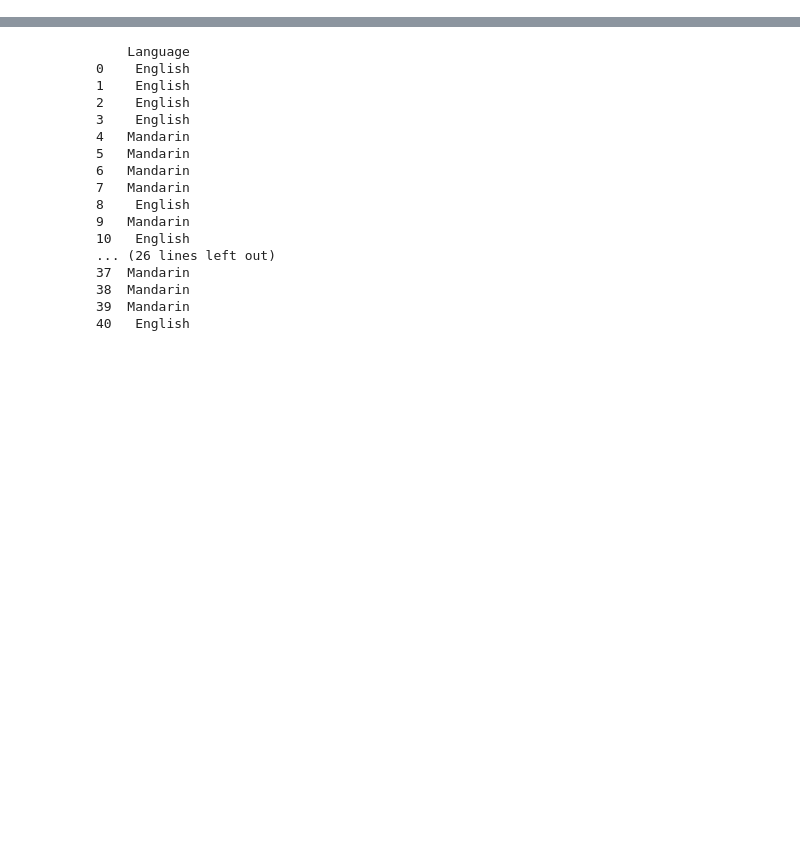
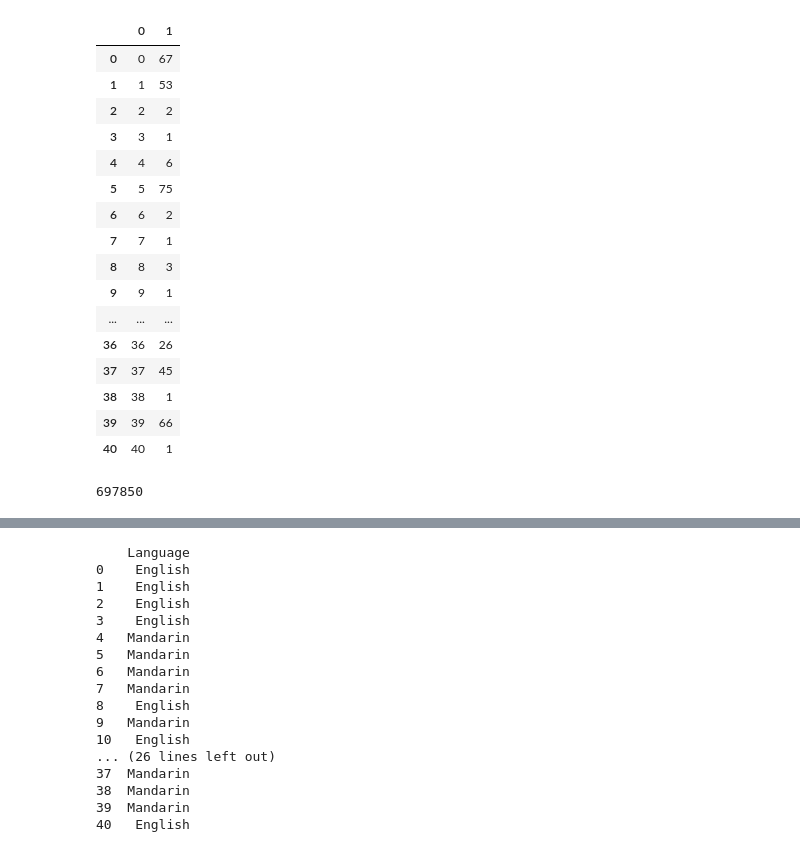
Before and after one commit to rachelrakov/QP2_Code, a Jupyter notebook: FrechetDistance_v1.0.ipynb, the cells around one changed output, grey strips where cells are left out. Saved outputs shown, nothing was run; the diff lists cells and outputs as text; code cells hidden in the pictures; blank space fills up the shorter version.

```diff
--- a/FrechetDistance_v1.0.ipynb
+++ b/FrechetDistance_v1.0.ipynb
@@ -41,0 +71,22 @@ distances
+# %%
+check = pd.read_csv("C:/Python27/qp2_py/frechet_distance/check_ipus.txt", sep=" ", header=None)
+# %%
+check
+# %% [output]
+|  | 0 | 1 |
+| 0 | 0 | 67 |
+| 1 | 1 | 53 |
+| 2 | 2 | 2 |
+| 3 | 3 | 1 |
+| 4 | 4 | 6 |
+| 5 | 5 | 75 |
+| 6 | 6 | 2 |
+| 7 | 7 | 1 |
+| 8 | 8 | 3 |
+| 9 | 9 | 1 |
+| ... | ... | ... |
+| 36 | 36 | 26 |
+| 37 | 37 | 45 |
+| 38 | 38 | 1 |
+| 39 | 39 | 66 |
+| 40 | 40 | 1 |
@@ -41,0 +106,4 @@ distances
+# %%
+len(comparisons)
+# %% [output]
+697850
```
Also changed, not shown: parts of 40 cells of this notebook.
